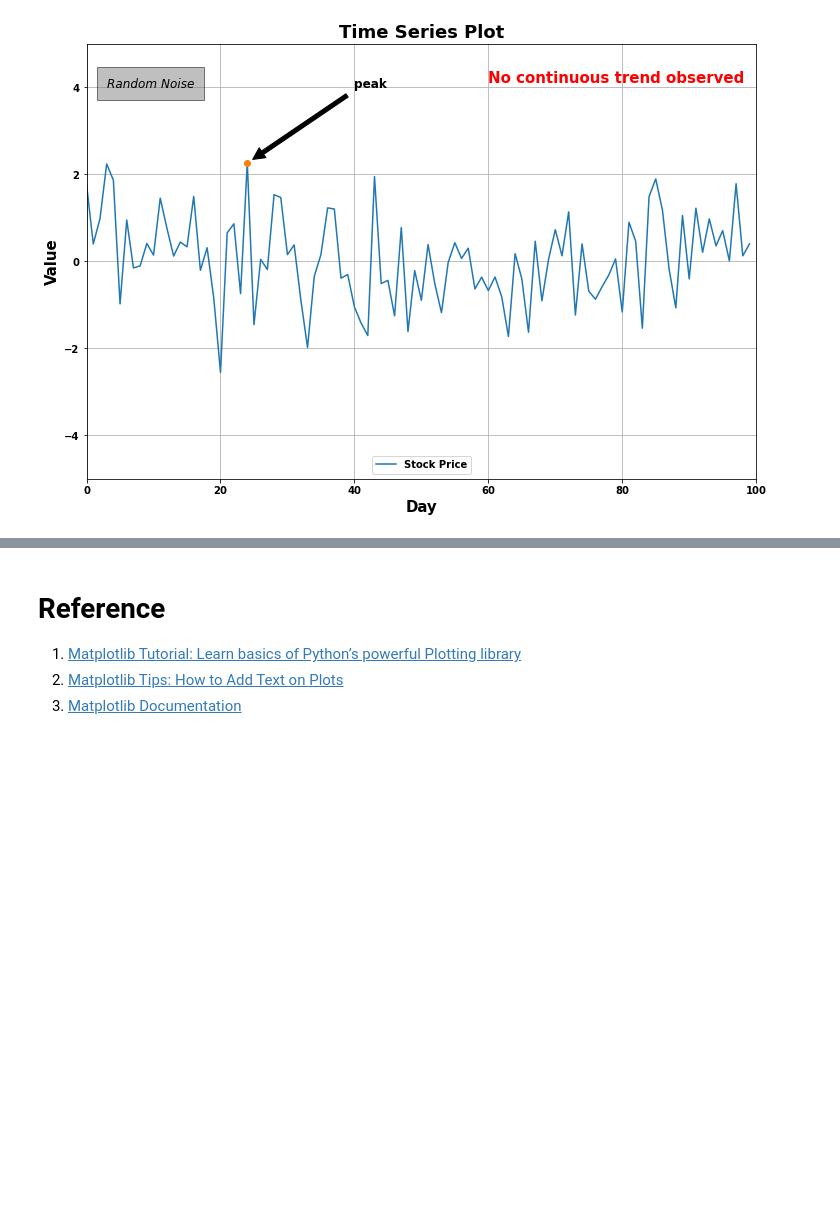
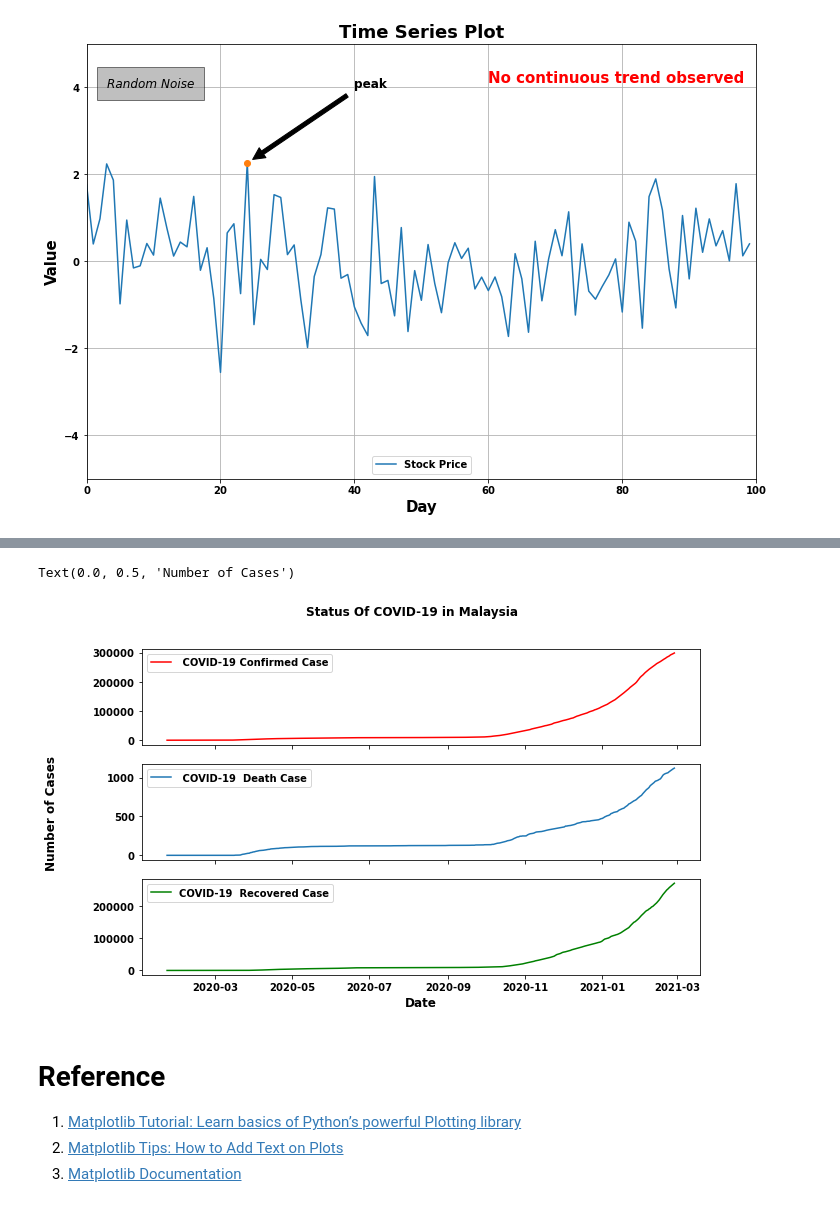
Before and after one commit to CertifaiAI/basics-of-data-analytics, a Jupyter notebook: Matplotlib/01 - Getting started with Pyplot.ipynb, the cells around one changed output, grey strips where cells are left out. Drawn from its saved outputs; the diff is of its cells as text; code cells hidden in the pictures; blank space fills up the shorter version.

```diff
--- a/Matplotlib/01 - Getting started with Pyplot.ipynb
+++ b/Matplotlib/01 - Getting started with Pyplot.ipynb
@@ -350,3 +381,23 @@ covid_data
+# %%
+# Save the data base on columns name
+covid_confirm = new_covid_data.Confirmed
+covid_deaths = new_covid_data.Deaths
+covid_recover = new_covid_data.Recovered
+# %%
+### BEGIN SOLUTION
+fig, ax = plt.subplots(nrows=3 , ncols=1, figsize=(10,6),sharex=True)
+ax[0].plot(covid_confirm,'r-',label = ' COVID-19 Confirmed Case')
+ax[1].plot(covid_deaths,label = " COVID-19  Death Case")
+ax[2].plot(covid_recover,'g-',label = "COVID-19  Recovered Case")
+ax[2].set_xlabel("Date",fontsize ='large' ,fontweight = 'normal')
+plt.suptitle("Status Of COVID-19 in Malaysia")
+for i in range(3):
+    ax[i].legend()
+fig.text(0.0,0.5,"Number of Cases",ha ='center',va='center',rotation = 'vertical',fontsize ='large' ,fontweight = 'normal')
+### END SOLUTION
+# %% [output]
+Text(0.0, 0.5, 'Number of Cases')
+[figure, added]
 # %% [markdown]
 # Reference
 1. [Matplotlib Tutorial: Learn basics of Python’s powerful Plotting library](https://towardsdatascience.com/matplotlib-tutorial-learn-basics-of-pythons-powerful-plotting-library-b5d1b8f67596)
```
Also changed, not shown: parts of 18 cells of this notebook.
